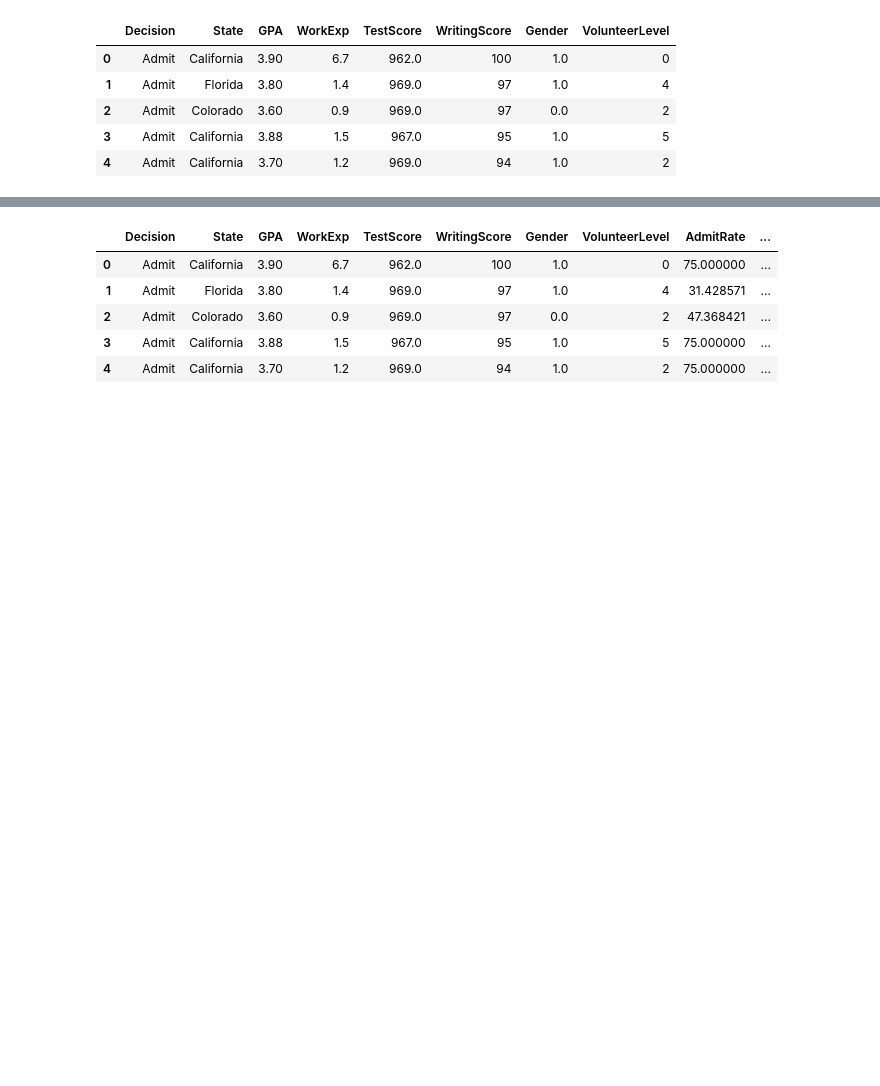
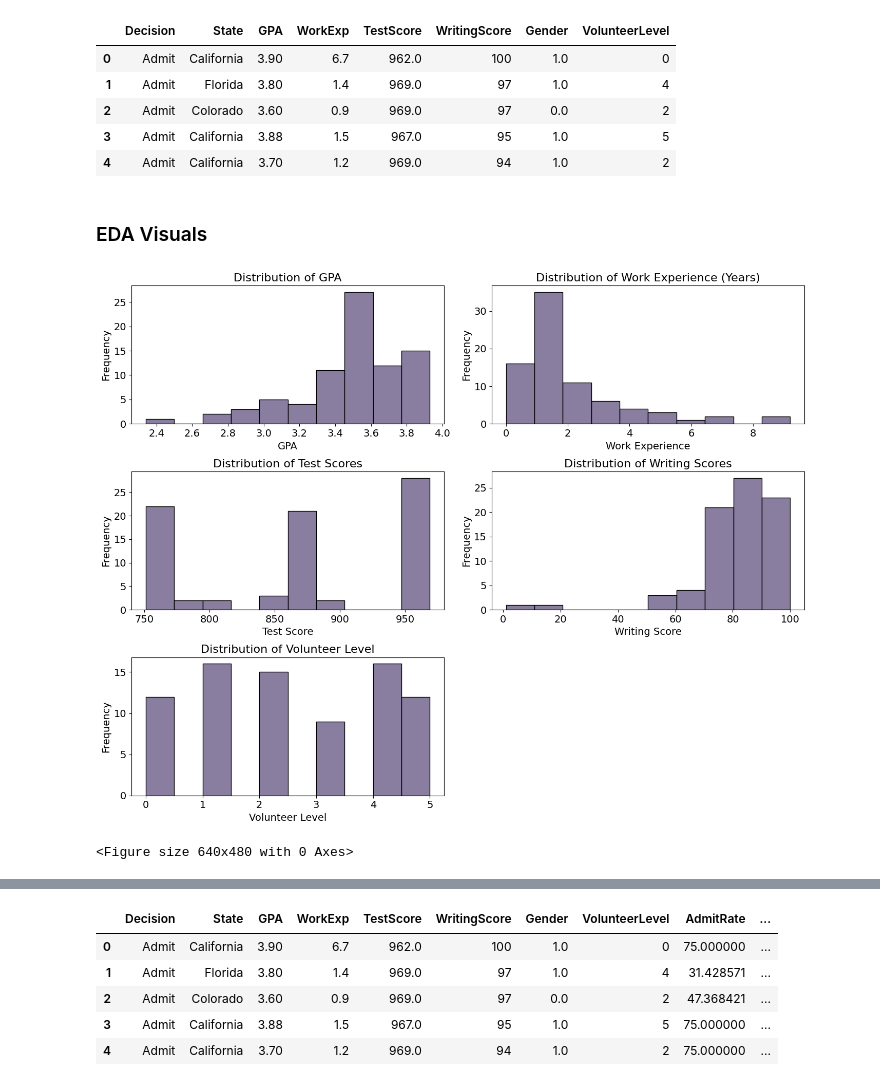
Before and after one commit to ad1589/dsan-5900.github.io, a Jupyter notebook: code/mia_eda.ipynb, the cells around one changed output, grey strips where cells are left out. Cells and saved outputs as stored; diff of their text form; code cells hidden in the pictures; blank space fills up the shorter version.

```diff
--- a/code/mia_eda.ipynb
+++ b/code/mia_eda.ipynb
@@ -15,3 +40,45 @@ df.head()
 | 2 | Admit | Colorado | 3.60 | 0.9 | 969.0 | 97 | 0.0 | 2 |
 | 3 | Admit | California | 3.88 | 1.5 | 967.0 | 95 | 1.0 | 5 |
 | 4 | Admit | California | 3.70 | 1.2 | 969.0 | 94 | 1.0 | 2 |
+# %% [markdown]
+### EDA Visuals
+# %%
+# Histograms of columns to double check for outliers
+fig, axes = plt.subplots(3, 2, figsize = (14,11))
+sns.histplot(data = df, x = "GPA", bins = 10, kde = False, color = "#635380", edgecolor = "black", ax = axes[0, 0])
+axes[0, 0].set_title("Distribution of GPA", fontsize = 16)
+axes[0, 0].tick_params(axis = "both", labelsize = 14)
+axes[0, 0].set_xlabel("GPA", fontsize = 14)
+axes[0, 0].set_ylabel("Frequency", fontsize = 14)
+
+sns.histplot(data = df, x = "WorkExp", bins = 10, kde = False, color = "#635380", edgecolor = "black", ax = axes[0, 1])
+axes[0, 1].set_title("Distribution of Work Experience (Years)", fontsize = 16)
+axes[0, 1].tick_params(axis = "both", labelsize = 14)
+axes[0, 1].set_xlabel("Work Experience", fontsize = 14)
+axes[0, 1].set_ylabel("Frequency", fontsize = 14)
+
+sns.histplot(data = df, x = "TestScore", bins = 10, kde = False, color = "#635380", edgecolor = "black", ax = axes[1, 0])
+axes[1, 0].set_title("Distribution of Test Scores", fontsize = 16)
+axes[1, 0].tick_params(axis = "both", labelsize = 14)
+axes[1, 0].set_xlabel("Test Score", fontsize = 14)
+axes[1, 0].set_ylabel("Frequency", fontsize = 14)
+
+sns.histplot(data = df, x = "WritingScore", bins = 10, kde = False, color = "#635380", edgecolor = "black", ax = axes[1, 1])
+axes[1, 1].set_title("Distribution of Writing Scores", fontsize = 16)
+axes[1, 1].tick_params(axis = "both", labelsize = 14)
+axes[1, 1].set_xlabel("Writing Score", fontsize = 14)
+axes[1, 1].set_ylabel("Frequency", fontsize = 14)
+
+sns.histplot(data = df, x = "VolunteerLevel", bins = 10, kde = False, color = "#635380", edgecolor = "black", ax = axes[2, 0])
+axes[2, 0].set_title("Distribution of Volunteer Level", fontsize = 16)
+axes[2, 0].tick_params(axis = "both", labelsize = 14)
+axes[2, 0].set_xlabel("Volunteer Level", fontsize = 14)
+axes[2, 0].set_ylabel("Frequency", fontsize = 14)
+
+fig.delaxes(axes[2, 1])
+plt.tight_layout()
+plt.show()
+plt.savefig("../website/images/variable_histograms.png")
+# %% [output]
+[figure, added]
+<Figure size 640x480 with 0 Axes>
```
Also changed, not shown: parts of 8 cells of this notebook, 9 other files.
